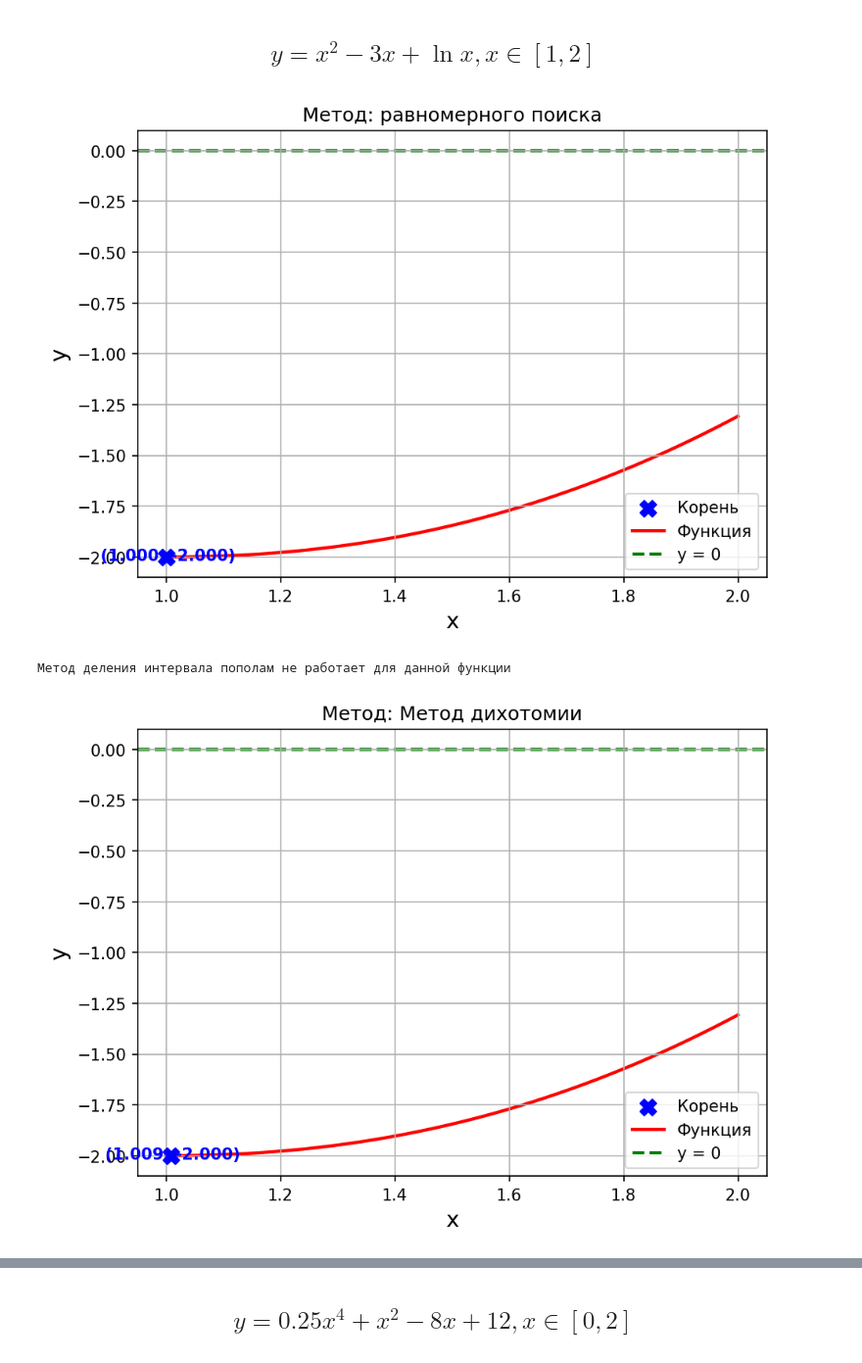
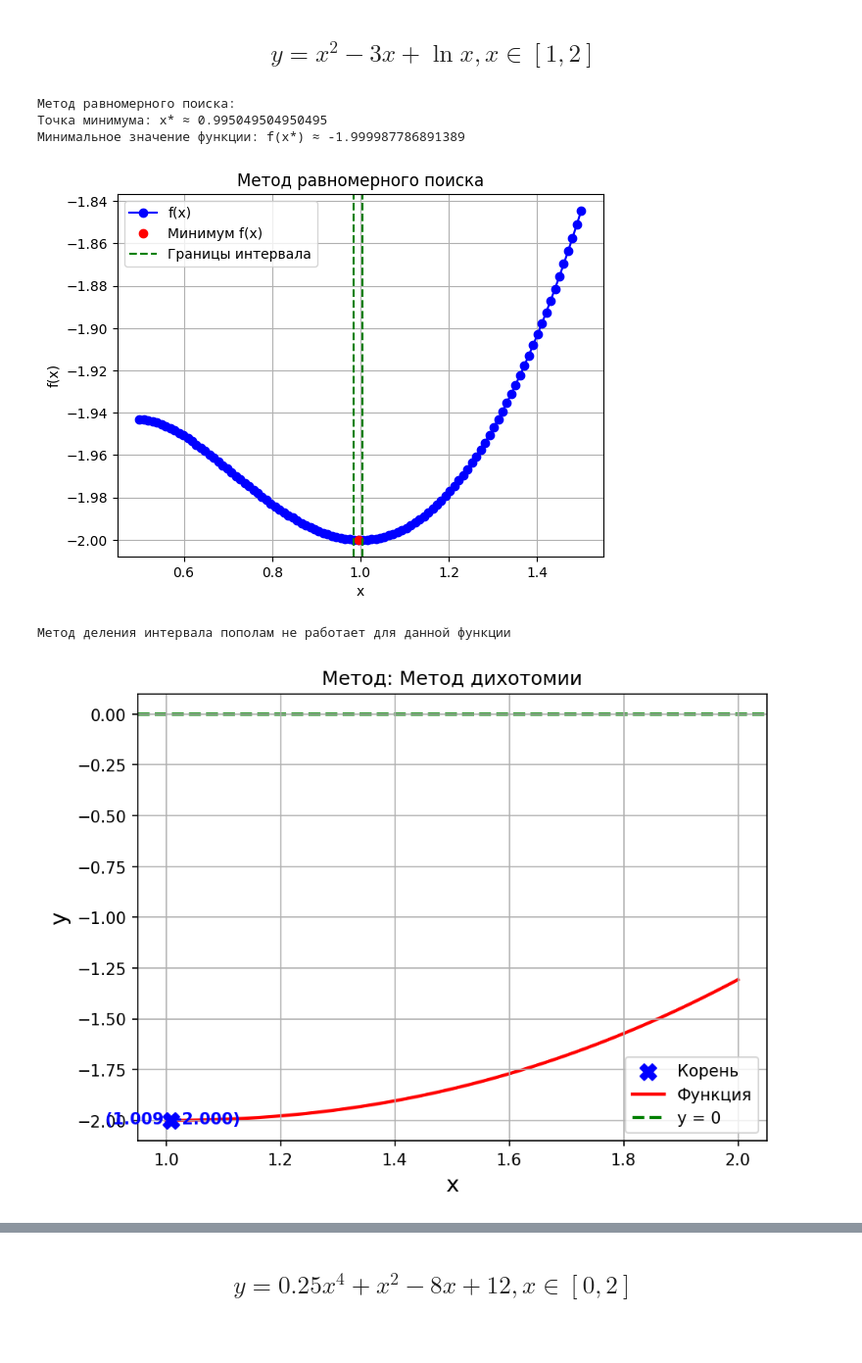
Before and after one commit to Allynik/Task_1_optimization-methods, a Jupyter notebook: task_1.ipynb, the cells around one changed output, grey strips where cells are left out. Shown at 98% size. Drawn from its saved outputs; the diff is of its cells as text; code cells hidden in the pictures.

Commit message:
Update task_1.ipynb
Updating the uniform search method

```diff
--- a/task_1.ipynb
+++ b/task_1.ipynb
@@ -46,3 +29,46 @@ def uniform_search(x_min,x_max,function,epsilon=0.01):
+# %%
+# Метод Свенна для поиска начального интервала
+def sven_method(x0, t, func):
+    f0 = func(x0)
+    f1 = func(x0 - t)
+    f2 = func(x0 + t)
+
+    if f1 >= f0 and f0 <= f2:
+        return x0 - t, x0 + t
+    else:
+        raise ValueError("Не удалось найти начальный интервал неопределенности методом Свенна")
+
+# Алгоритм равномерного поиска
+def uniform_search(x0,N,t, func):
+    a0, b0 = sven_method(x0, t, func)
+    x = np.linspace(a0, b0, N + 2)
+    f_values = func(x)
+
+    k = np.argmin(f_values)
+    if k == 0 or k == N + 1:
+        raise ValueError("Граница интервала содержит минимум, увеличьте интервал")
+
+    x_min = x[k]
+    f_min = f_values[k]
+    interval = (x[k - 1], x[k + 1])
+
+    # Вывод значений
+    print("Метод равномерного поиска:")
+    print(f"Точка минимума: x* ≈ {x_min}")
+    print(f"Минимальное значение функции: f(x*) ≈ {f_min}")
+
+    # График
+    plt.plot(x, f_values, 'bo-', label='f(x)')
+    plt.plot(x_min, f_min, 'ro', label='Минимум f(x)')
+    plt.axvline(x=interval[0], color='g', linestyle='--', label='Границы интервала')
+    plt.axvline(x=interval[1], color='g', linestyle='--')
+    plt.xlabel('x')
+    plt.ylabel('f(x)')
+    plt.title('Метод равномерного поиска')
+    plt.legend()
+    plt.grid(True)
+    plt.show()
+    return x_min, f_min, interval, x, f_values
 # %% [markdown]
 ## Метод деления интервала пополам
 # %%
@@ -134,15 +160,18 @@ def golden_section_search(x_min, x_max, function, epsilon=0.01):
 # %%
 def f(x):
     return x**2 - 3 * x + np.log(x)
 min_x = 1
 max_x = 2
-uniform_search(min_x,max_x,f)
+uniform_search(1, 100, 0.5,f)
 div_int_in_half(min_x,max_x,f)
 dichotomy_search(min_x,max_x,f)
 golden_section_search(min_x,max_x,f)
 # %% [output]
+Метод равномерного поиска:
+Точка минимума: x* ≈ 0.995049504950495
+Минимальное значение функции: f(x*) ≈ -1.999987786891389
-[figure, old version]
+[figure, new version]
-Метод деления интервала пополам не работает для данной функции
+Метод деления интервала пополам не работает для данной функции
 [figure]
 [figure]
 # %% [markdown]
```
Also changed, not shown: parts of 4 cells of this notebook.
